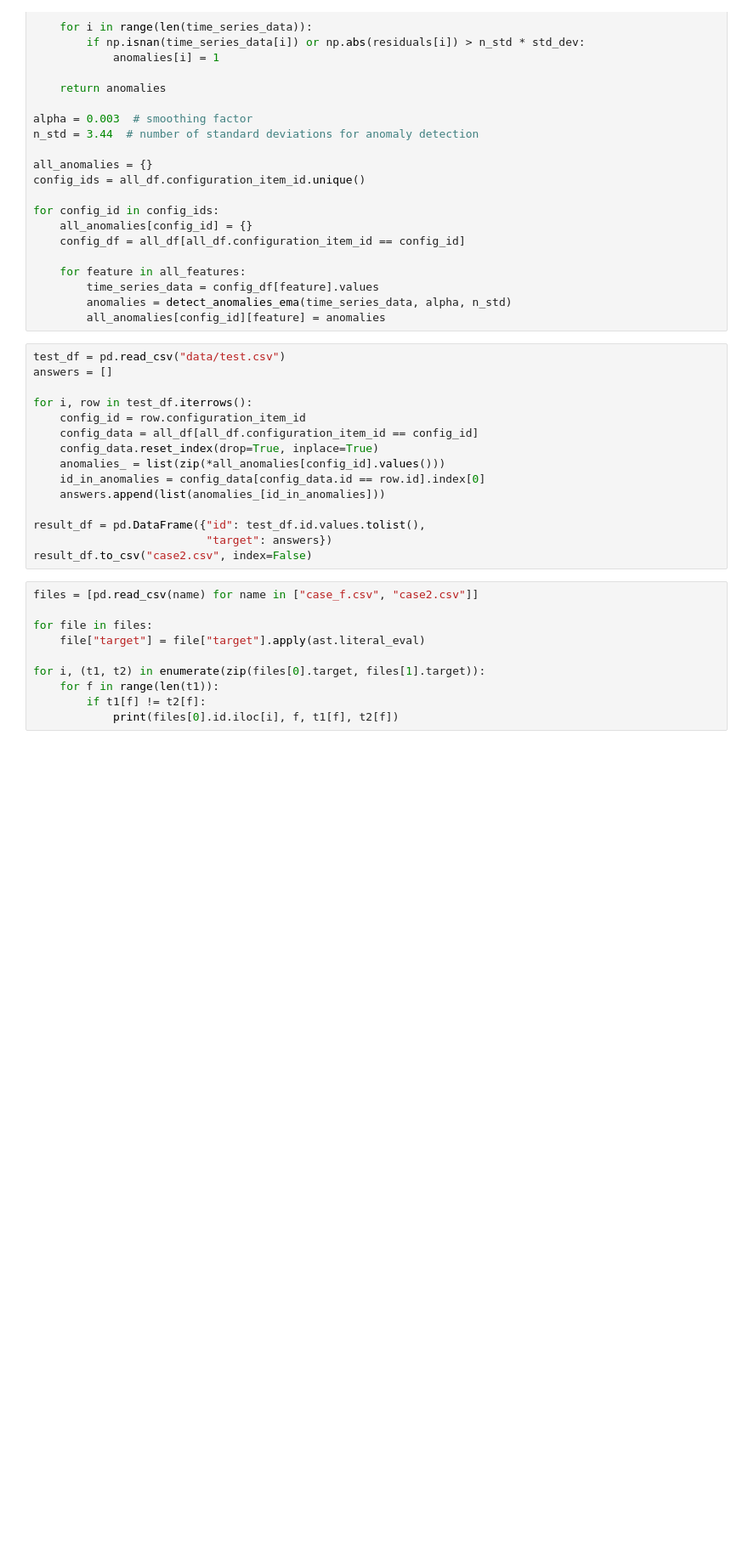
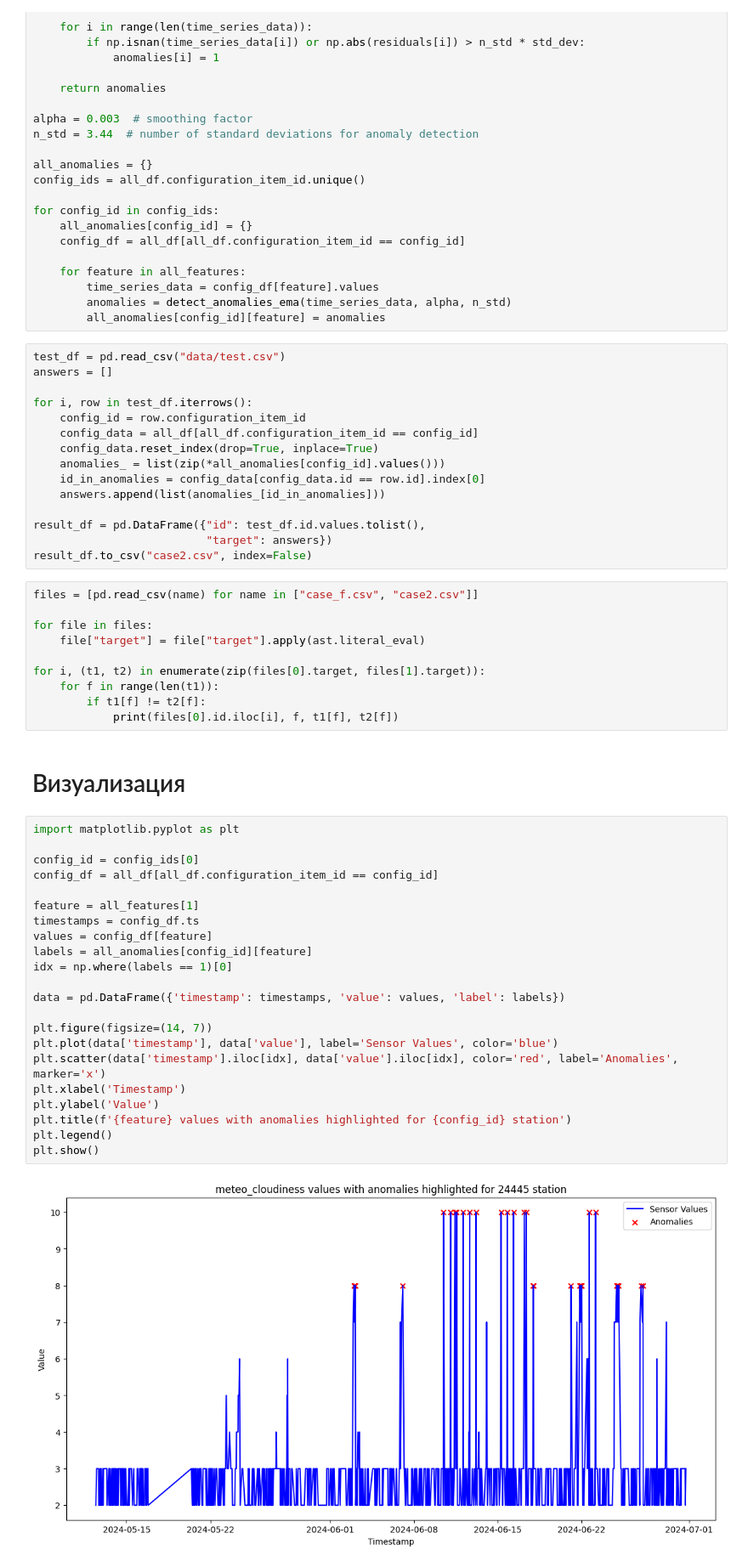
Before and after one commit to de81k/DS.MISIS.HACK-2.0, a Jupyter notebook: case_2/case_2.ipynb, the cells around one changed output. Shown: that part at 85% size. Saved outputs shown, nothing was run; the diff lists cells and outputs as text; blank space fills up the shorter version.

Commit message:
Presentation and visualization were added

```diff
--- a/case_2/case_2.ipynb
+++ b/case_2/case_2.ipynb
@@ -202,3 +209,29 @@ for i, (t1, t2) in enumerate(zip(files[0].target, files[1].target)):
     for f in range(len(t1)):
         if t1[f] != t2[f]:
             print(files[0].id.iloc[i], f, t1[f], t2[f])
+# %% [markdown]
+# Визуализация
+# %%
+import matplotlib.pyplot as plt
+
+config_id = config_ids[0]
+config_df = all_df[all_df.configuration_item_id == config_id]
+
+feature = all_features[1]
+timestamps = config_df.ts
+values = config_df[feature]
+labels = all_anomalies[config_id][feature]
+idx = np.where(labels == 1)[0]
+
+data = pd.DataFrame({'timestamp': timestamps, 'value': values, 'label': labels})
+
+plt.figure(figsize=(14, 7))
+plt.plot(data['timestamp'], data['value'], label='Sensor Values', color='blue')
+plt.scatter(data['timestamp'].iloc[idx], data['value'].iloc[idx], color='red', label='Anomalies', marker='x')
+plt.xlabel('Timestamp')
+plt.ylabel('Value')
+plt.title(f'{feature} values with anomalies highlighted for {config_id} station')
+plt.legend()
+plt.show()
+# %% [output]
+[figure, added]
```
Also changed, not shown: parts of 3 cells of this notebook, 2 other files.
